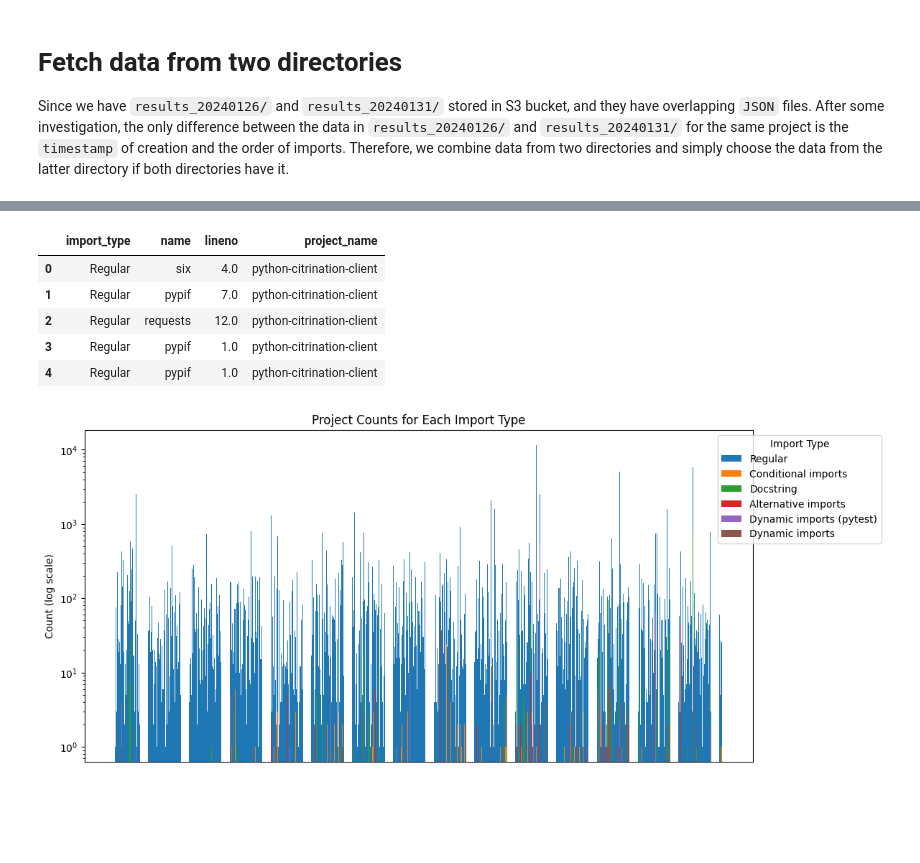
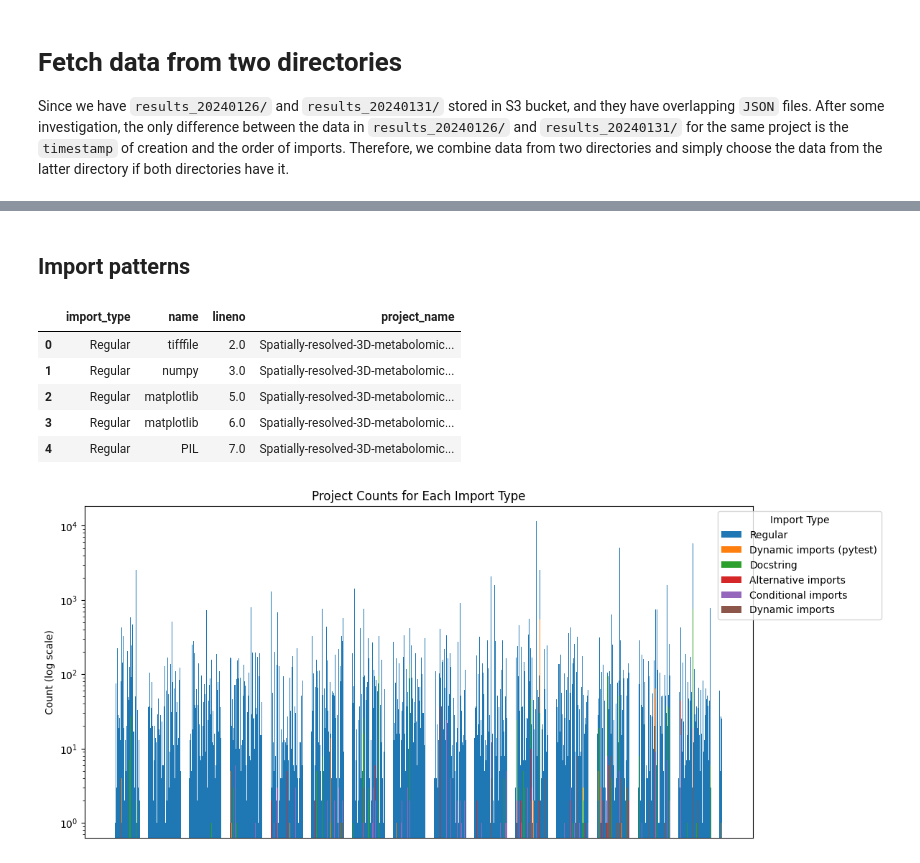
Before and after one commit to tweag/FawltyDeps, a Jupyter notebook: PyPI_analysis/notebooks/results-biomedical.ipynb, the cells around one changed output, grey strips where cells are left out. Drawn from its saved outputs; the diff is of its cells as text; code cells hidden in the pictures; blank space fills up the shorter version.

```diff
--- a/PyPI_analysis/notebooks/results-biomedical.ipynb
+++ b/PyPI_analysis/notebooks/results-biomedical.ipynb
@@ -124,0 +128,3 @@ df_imports = pd.concat(project_dfs_imports, ignore_index=True)
+# %%
+df_codedirs_no_code = df_codedirs[df_codedirs["code directory"].isna()]
+df_codedirs_no_code
@@ -124,0 +145,8 @@ df_imports = pd.concat(project_dfs_imports, ignore_index=True)
+# %%
+df_codedirs_clean = df_codedirs[~df_codedirs["code directory"].isna()]
+df_deps_clean = df_deps[
+    ~df_deps["project_name"].isin(df_codedirs_no_code["project_name"])
+]
+df_imports_clean = df_imports[
+    ~df_imports["project_name"].isin(df_codedirs_no_code["project_name"])
+]
@@ -370,35 +505,37 @@ plt.show()
+# %% [markdown]
+## Import patterns
 # %%
-df_imports.head()
+df_imports_clean.head()
 # %% [output]
 |  | import_type | name | lineno | project_name |
-| 0 | Regular | six | 4.0 | python-citrination-client |
-| 1 | Regular | pypif | 7.0 | python-citrination-client |
-| 2 | Regular | requests | 12.0 | python-citrination-client |
-| 3 | Regular | pypif | 1.0 | python-citrination-client |
-| 4 | Regular | pypif | 1.0 | python-citrination-client |
+| 0 | Regular | tifffile | 2.0 | Spatially-resolved-3D-metabolomic... |
+| 1 | Regular | numpy | 3.0 | Spatially-resolved-3D-metabolomic... |
+| 2 | Regular | matplotlib | 5.0 | Spatially-resolved-3D-metabolomic... |
+| 3 | Regular | matplotlib | 6.0 | Spatially-resolved-3D-metabolomic... |
+| 4 | Regular | PIL | 7.0 | Spatially-resolved-3D-metabolomic... |
 # %%
 # Create a bar plot for the counts of each import type
 frame = plt.figure(figsize=(12, 6))
 
 # Iterate over unique import types and plot a bar for each
-for import_type in df_imports["import_type"].unique():
-    import_type_data = df_imports[df_imports["import_type"] == import_type]
+for import_type in df_imports_clean["import_type"].unique():
+    import_type_data = df_imports_clean[df_imports_clean["import_type"] == import_type]
     project_counts = import_type_data.groupby("project_name").size()
     plt.bar(project_counts.index, project_counts, label=import_type)
     plt.yscale("log")  # Apply log scale to the y-axis for the plot
     plt.ylabel("Count (log scale)")
     plt.title("Project Counts for Each Import Type")
     plt.legend(title="Import Type", loc="upper right", bbox_to_anchor=(1.2, 1))
     # Hide x axis
     for axis in frame.axes:
         axis.get_xaxis().set_visible(False)
 
 # Set the common x-axis label
 plt.xlabel("Project Name")
 
 plt.show()
 # %% [output]
-[figure, old version]
+[figure, new version]
 # %%
 # Divide projects into three groups by parser choice
 project_conditional_imports = set(
```
Also changed, not shown: parts of 38 cells of this notebook.
